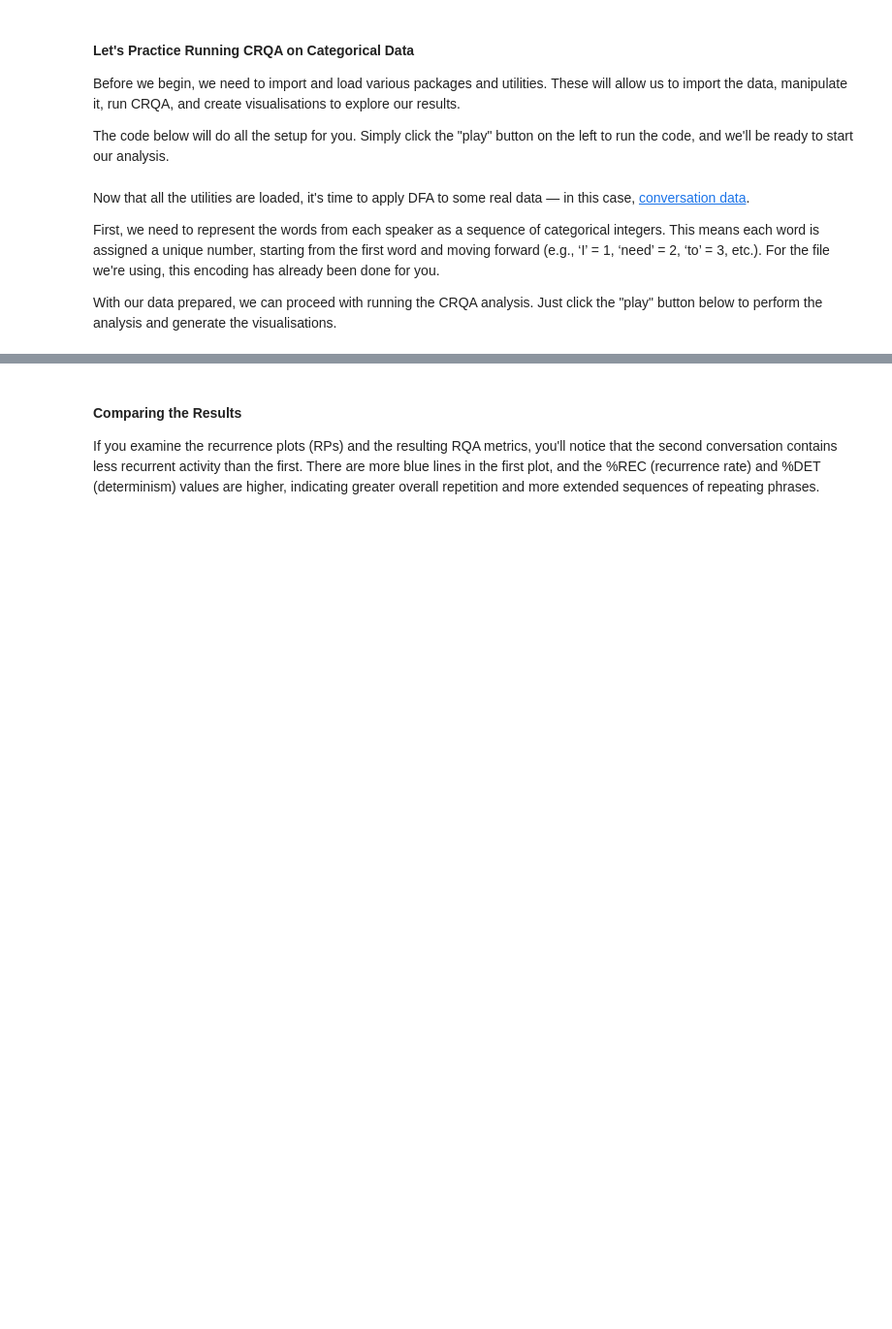
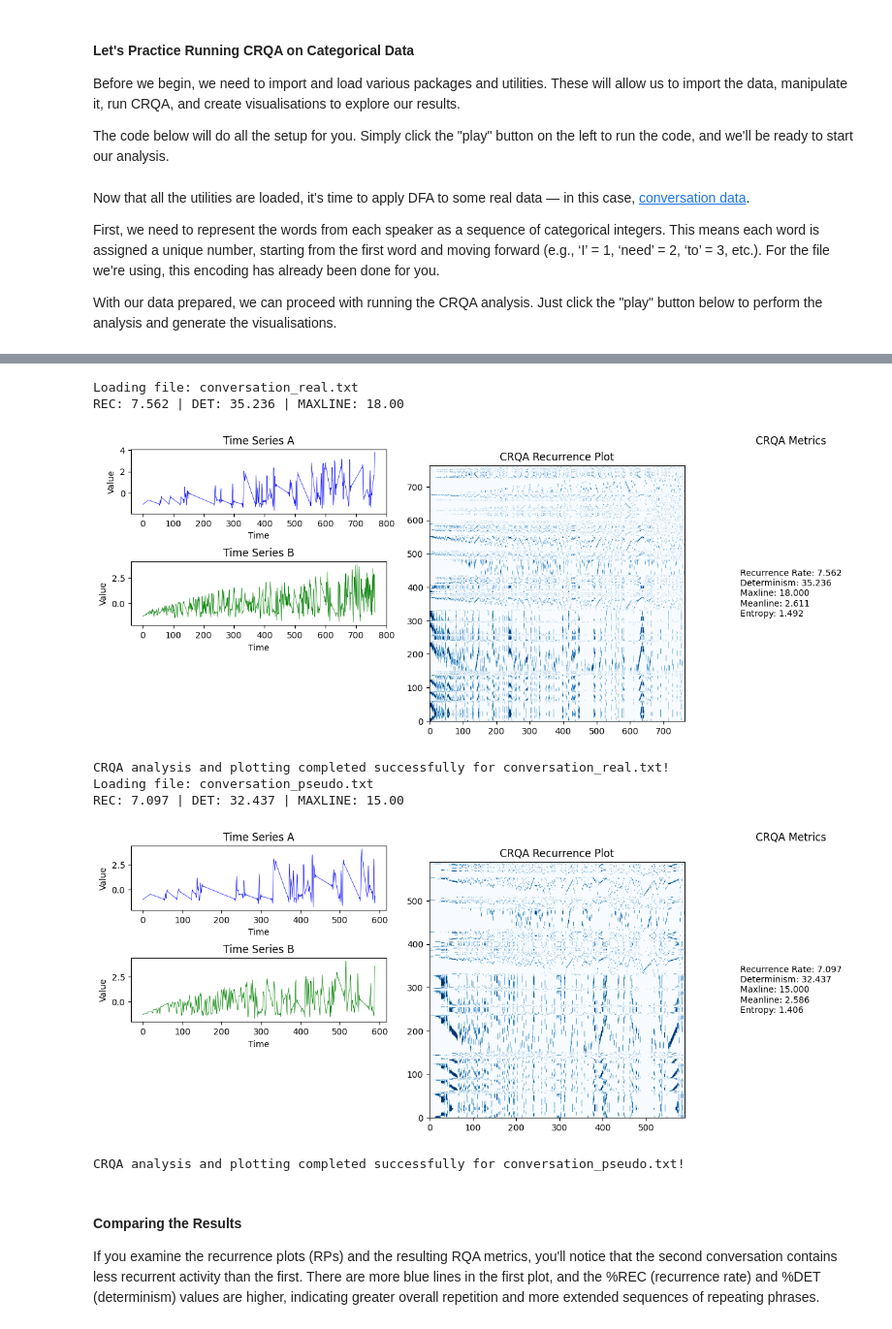
Before and after one commit to xkiwilabs/Linear-NonLinear-TSAnalysis, a Jupyter notebook: crqaCategorical.ipynb, the cells around one changed output, grey strips where cells are left out. Shown at 97% size. Drawn from its saved outputs; the diff is of its cells as text; code cells hidden in the pictures; blank space fills up the shorter version.

```diff
--- a/crqaCategorical.ipynb
+++ b/crqaCategorical.ipynb
@@ -119,60 +126,65 @@ file_names = ["conversation_real.txt", "conversation_pseudo.txt"]
 
 # RQA parameters
 crqa_params = {
-    'delay': 1,
-    'embedding_dimension': 1,
+    'norm': 1,
+    'eDim': 1,
+    'tLag': 1,
+    'rescaleNorm': 1,
     'radius': 0.1,
-    'minLine': 2,
-    'getRP': True
+    'tw': 2,
+    'minl': 2,
+    'doPlots': False,
+    'plotMode': 'recurrence',
+    'phaseSpace': False,
+    'doStatsFile': False
 }
 
 # Loop through the file names
 for file_name in file_names:
     file_path = os.path.join(data_directory, file_name)
 
     # Check whether the file containing the data exists
     if os.path.exists(file_path):
         print(f'Loading file: {file_name}')
 
         # Load the file into a DataFrame
         data = pd.read_csv(file_path, header=None, sep='\t')
 
         # Interpolate any missing data that might be present in the file
         data = interpolate_missing_data(data)
 
         # Apply a filter to the data
         data = filter_data(data)
 
-        # Normalise the data by using a z-score
-        data = (data - data.mean()) / data.std()
-
         # Perform CRQA using perform_crqa function from rqa_utils
-        crqa_results, rp_results = perform_crqa(data, **crqa_params)
+        crqa_results, rp_results = perform_crqa(data, crqa_params)
 
         # Create RQA metrics dictionary
         for column, result in crqa_results.items():
             crqa_metrics = {
-                'Recurrence Rate': result.recurrence_rate,
-                'Determinism': result.determinism,
-                'Maxline': result.longest_diagonal_line,
-                'Meanline': result.average_diagonal_line,
-                'Entropy': result.entropy_diagonal_lines,
-                'Laminarity': result.laminarity,
+            'Recurrence Rate': crqa_results.get('perc_recur'),
+             'Determinism': crqa_results.get('perc_determ'),
+             'Maxline': crqa_results.get('maxl_found'),
+             'Meanline': crqa_results.get('llmnsd')[0],
+             'Entropy': crqa_results.get('entropy')[0],
             }
 
         # Plot time series and recurrence plot side-by-side
-        plot_ts_and_crqa(
-            data.iloc[:, 0].values,
-            data.iloc[:, 1].values,
-            rp_results['0_1'].recurrence_matrix,
-            crqa_metrics,
-            save_image,
-            f'images/rqa/{file_name}_combined_plot.png'
+        plot_ts_and_crqa(data.iloc[:, 0].values, data.iloc[:, 1].values, rp_results, crqa_metrics, save_image, f'images/rqa/{file_name}_combined_plot.png'
         )
 
         print(f'CRQA analysis and plotting completed successfully for {file_name}!')
     else:
         print(f'File {file_name} not found in directory {data_directory}')
+# %% [output]
+Loading file: conversation_real.txt
+REC: 7.562 | DET: 35.236 | MAXLINE: 18.00
+[figure, added]
+CRQA analysis and plotting completed successfully for conversation_real.txt!
+Loading file: conversation_pseudo.txt
+REC: 7.097 | DET: 32.437 | MAXLINE: 15.00
+[figure, added]
+CRQA analysis and plotting completed successfully for conversation_pseudo.txt!
 # %% [markdown]
 #### Comparing the Results
 
```
Also changed, not shown: parts of 2 cells of this notebook, 18 other files.
